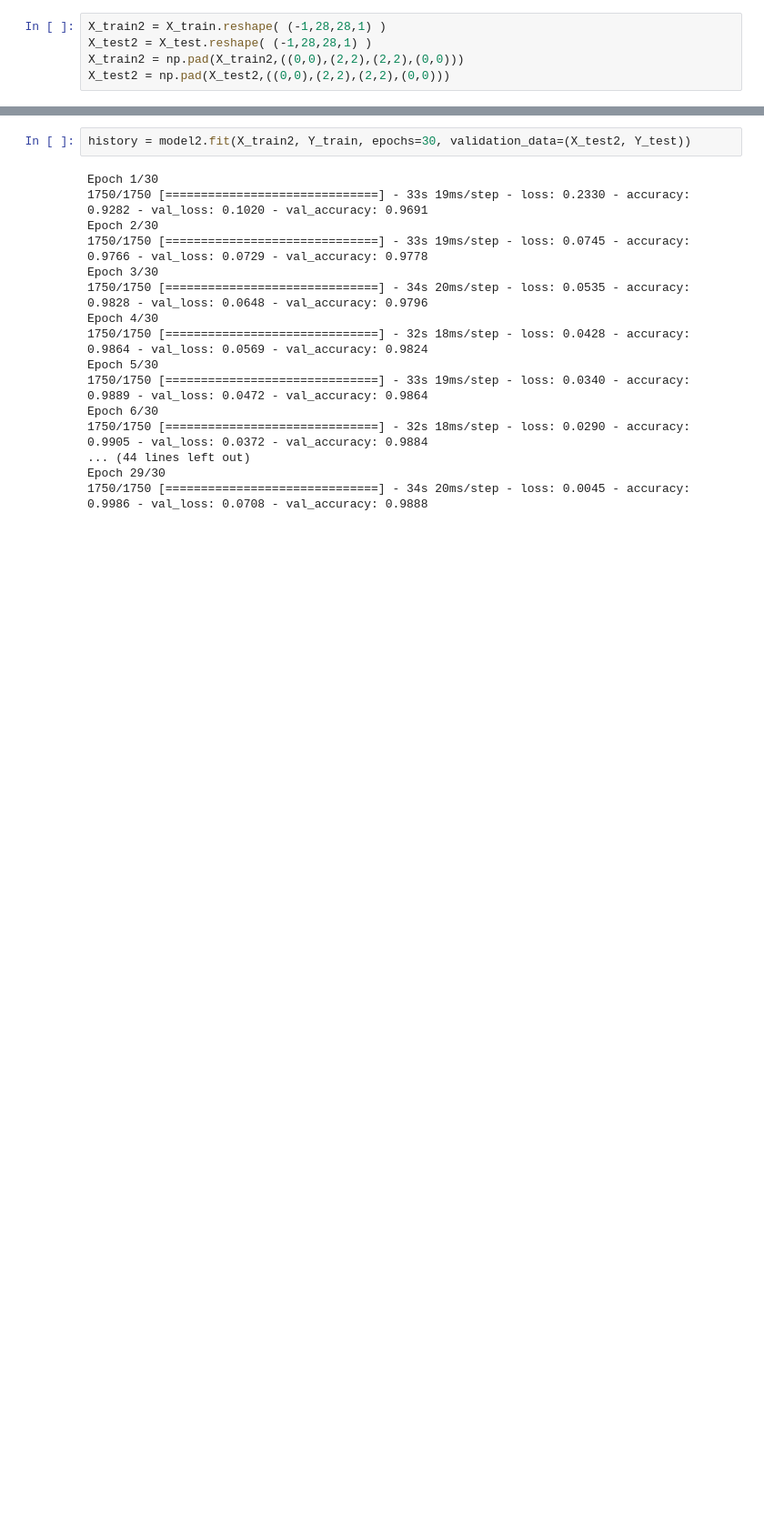
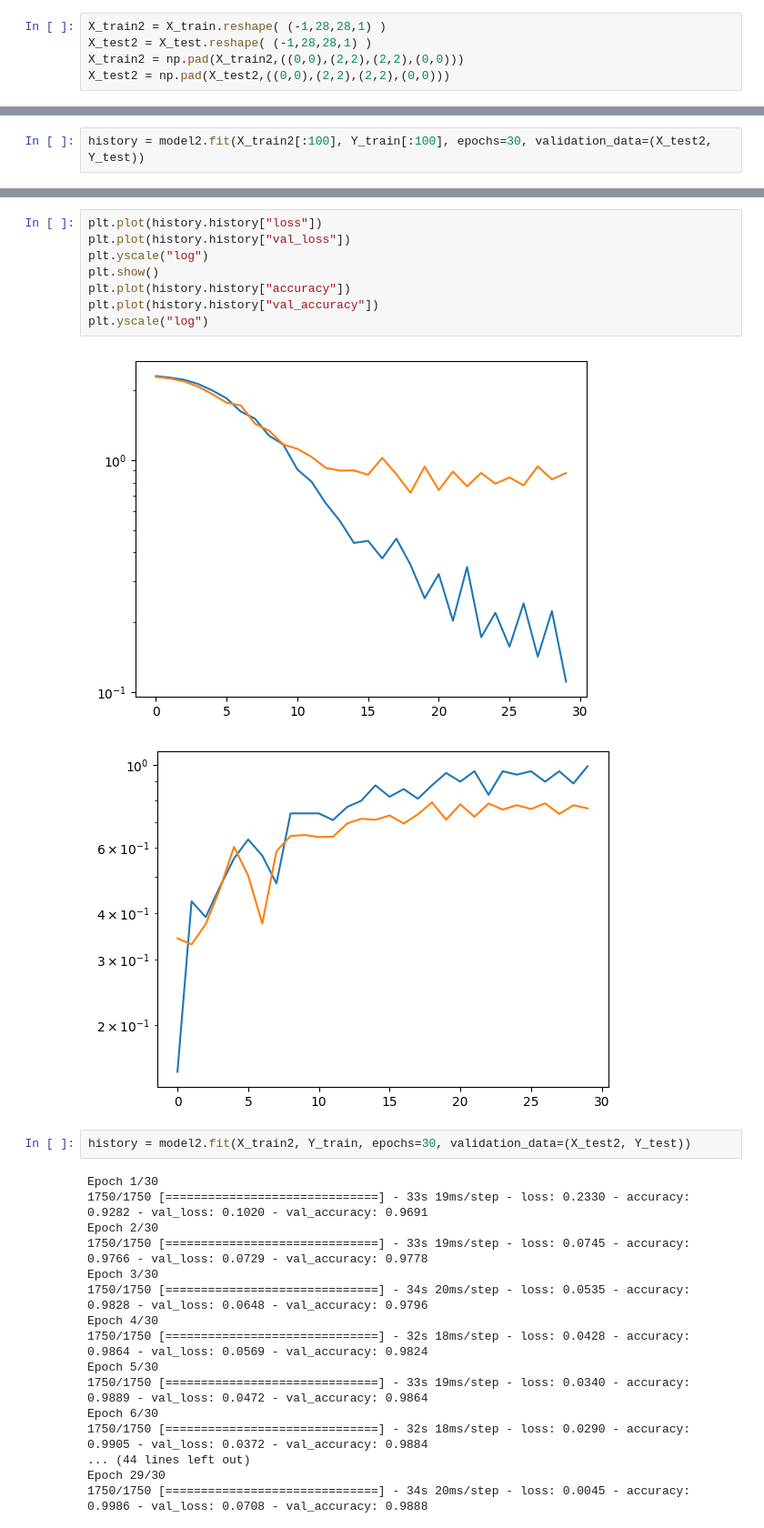
Before and after one commit to mfilipak/FILIPAK-DATA-SCIENCE, a Jupyter notebook: DIA2.ipynb, the cells around one changed output, grey strips where cells are left out. Shown at 91% size. Cells and saved outputs as stored; diff of their text form; blank space fills up the shorter version.

```diff
--- a/DIA2.ipynb
+++ b/DIA2.ipynb
@@ -162,3 +162,5 @@ Total params: 61706 (241.04 KB)
 Trainable params: 61706 (241.04 KB)
 Non-trainable params: 0 (0.00 Byte)
 _________________________________________________________________
+# %%
+history = model2.fit(X_train2[:100], Y_train[:100], epochs=30, validation_data=(X_test2, Y_test))
@@ -165,3 +185,14 @@ _________________________________________________________________
+# %%
+plt.plot(history.history["loss"])
+plt.plot(history.history["val_loss"])
+plt.yscale("log")
+plt.show()
+plt.plot(history.history["accuracy"])
+plt.plot(history.history["val_accuracy"])
+plt.yscale("log")
+# %% [output]
+[figure, added]
+[figure, added]
 # %%
 history = model2.fit(X_train2, Y_train, epochs=30, validation_data=(X_test2, Y_test))
 # %% [output]
```
Also changed, not shown: parts of 6 cells of this notebook.
